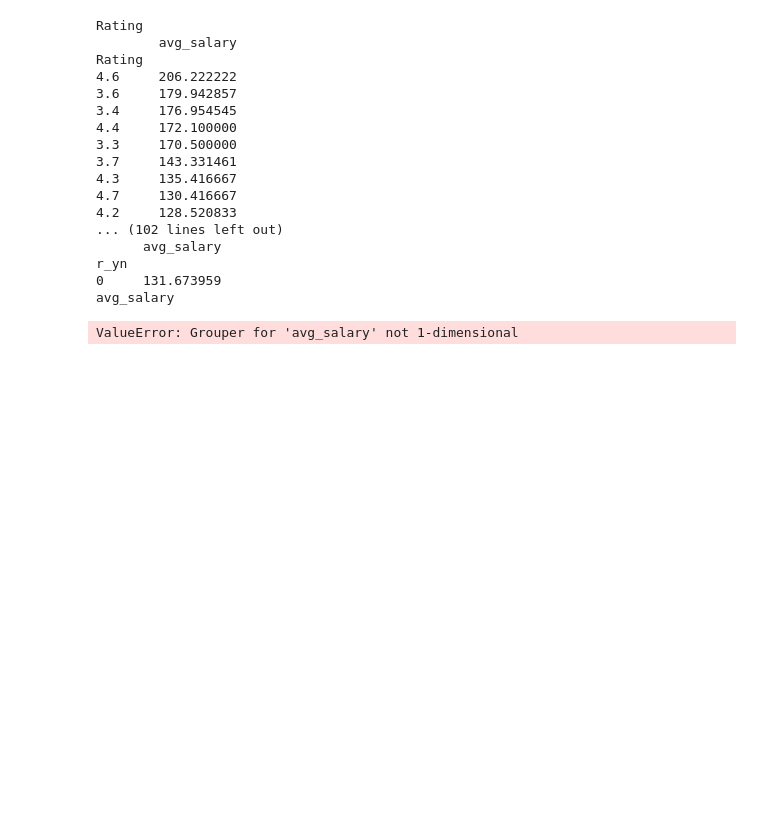
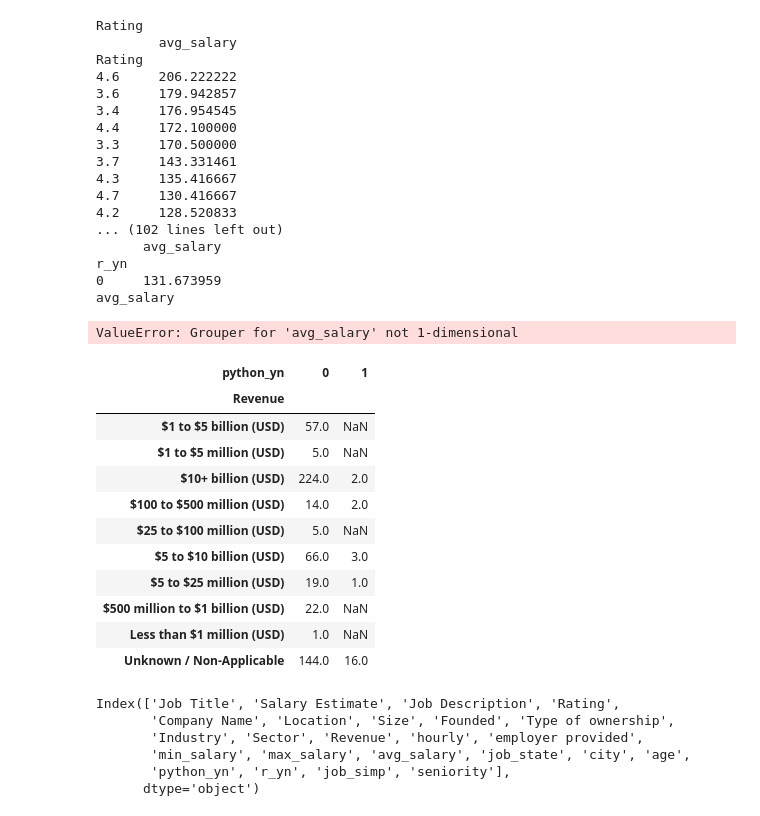
Before and after one commit to thedv/ds_salary_proj, a Jupyter notebook: data_eda.ipynb, the cells around one changed output. Cells and saved outputs as stored; diff of their text form; code cells hidden in the pictures; blank space fills up the shorter version.

```diff
--- a/data_eda.ipynb
+++ b/data_eda.ipynb
@@ -252,3 +252,27 @@ r_yn
 0     131.673959
 avg_salary
 ValueError: Grouper for 'avg_salary' not 1-dimensional
+# %%
+pd.pivot_table(df_pivots, index = 'Revenue', columns = 'python_yn', values = 'avg_salary', aggfunc = 'count')
+# %% [output]
+| python_yn | 0 | 1 |
+| Revenue |  |  |
+| $1 to $5 billion (USD) | 57.0 | NaN |
+| $1 to $5 million (USD) | 5.0 | NaN |
+| $10+ billion (USD) | 224.0 | 2.0 |
+| $100 to $500 million (USD) | 14.0 | 2.0 |
+| $25 to $100 million (USD) | 5.0 | NaN |
+| $5 to $10 billion (USD) | 66.0 | 3.0 |
+| $5 to $25 million (USD) | 19.0 | 1.0 |
+| $500 million to $1 billion (USD) | 22.0 | NaN |
+| Less than $1 million (USD) | 1.0 | NaN |
+| Unknown / Non-Applicable | 144.0 | 16.0 |
+# %%
+df.columns
+# %% [output]
+Index(['Job Title', 'Salary Estimate', 'Job Description', 'Rating',
+       'Company Name', 'Location', 'Size', 'Founded', 'Type of ownership',
+       'Industry', 'Sector', 'Revenue', 'hourly', 'employer provided',
+       'min_salary', 'max_salary', 'avg_salary', 'job_state', 'city', 'age',
+       'python_yn', 'r_yn', 'job_simp', 'seniority'],
+      dtype='object')
```
